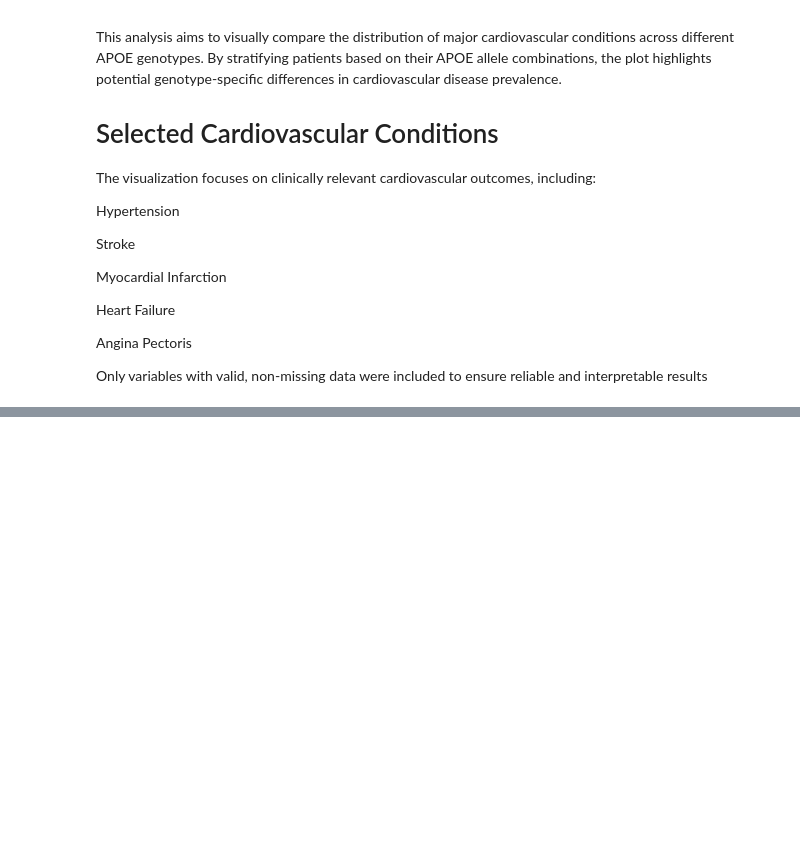
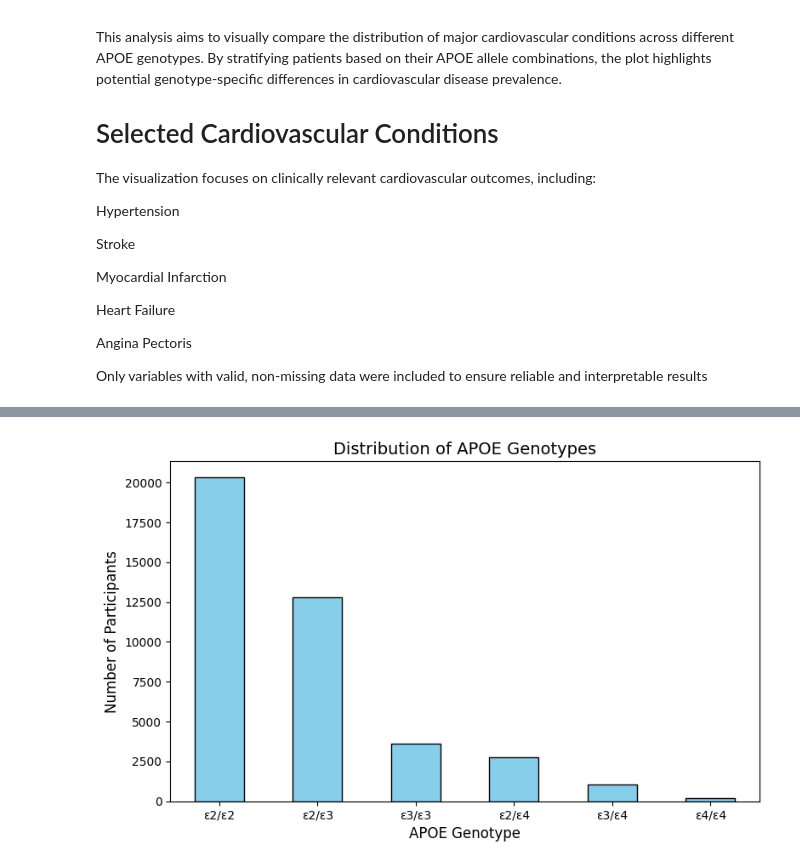
Before and after one commit to usama488/Research-work-12, a Jupyter notebook: Research work.ipynb, the cells around one changed output, grey strips where cells are left out. Saved outputs shown, nothing was run; the diff lists cells and outputs as text; code cells hidden in the pictures; blank space fills up the shorter version.

```diff
--- a/Research work.ipynb
+++ b/Research work.ipynb
@@ -550,0 +962,17 @@ print(f"✅ High-resolution figure saved at: {output_path} ({plot_index} subplot
+# %%
+import matplotlib.pyplot as plt
+
+# ==========================
+# STEP 7: Plot APOE Genotype Distribution
+# ==========================
+plt.figure(figsize=(8,5))
+filtered_df["APOE_Label"].value_counts().plot(kind="bar", color="skyblue", edgecolor="black")
+
+plt.title("Distribution of APOE Genotypes", fontsize=14)
+plt.xlabel("APOE Genotype", fontsize=12)
+plt.ylabel("Number of Participants", fontsize=12)
+plt.xticks(rotation=0)
+plt.tight_layout()
+plt.show()
+# %% [output]
+[figure, added]
```
Also changed, not shown: parts of 33 cells of this notebook.
